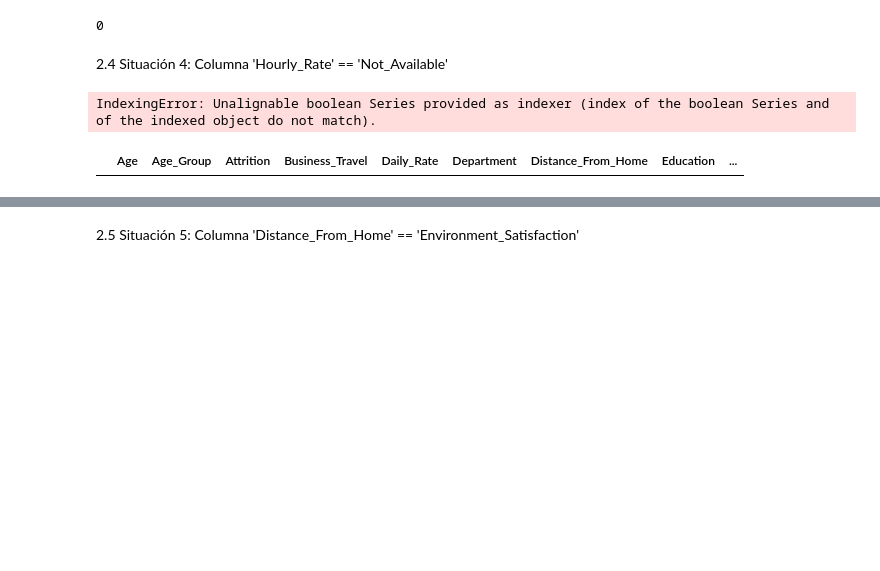
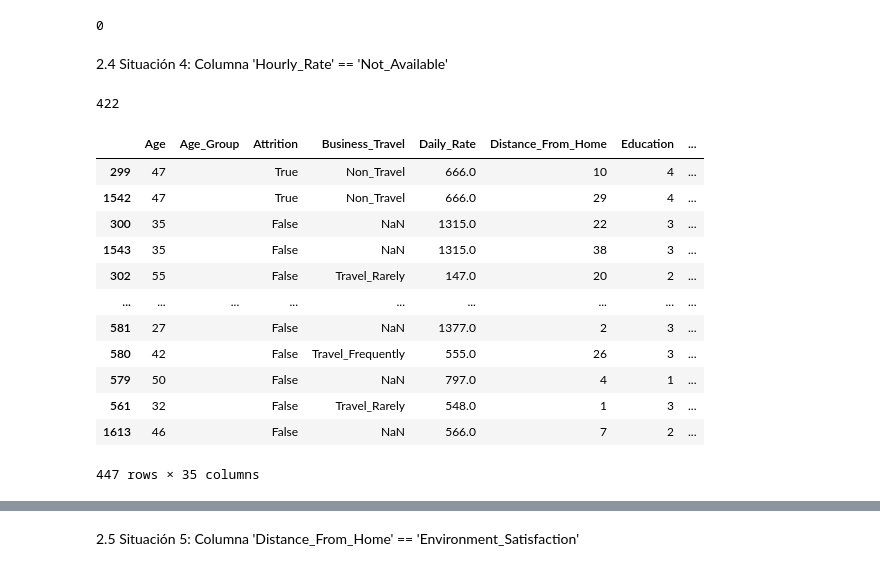
Before and after one commit to nuriancg/project-da-promo-H-module-3-team-1, a Jupyter notebook: Fase2_Nuria.ipynb, the cells around one changed output, grey strips where cells are left out. Cells and saved outputs as stored; diff of their text form; code cells hidden in the pictures; blank space fills up the shorter version.

```diff
--- a/Fase2_Nuria.ipynb
+++ b/Fase2_Nuria.ipynb
@@ -321,11 +321,24 @@ df[lista_columnas_3].duplicated().sum()
 0
 # %% [markdown]
 2.4 Situación 4: Columna 'Hourly_Rate' == 'Not_Available'
-# %%
-df_duplicados.loc[:,df_duplicados['Hourly_Rate']==99999]
-# %% [output]
-IndexingError: Unalignable boolean Series provided as indexer (index of the boolean Series and of the indexed object do not match).
+# %%
+df['Employee_Number'].duplicated().sum()
+# %% [output]
+422
 # %%
-df[df['Employee_Number'].isin(df['Employee_Number'][df['Employee_Number'].duplicated()])& df['Employee_Number']==927].sort_values('Employee_Number')
+df_duplicados2 = df[df['Employee_Number'].isin(df['Employee_Number'][df['Employee_Number'].duplicated() ])].sort_values('Employee_Number')
+df_duplicados2
 # %% [output]
-|  | Age | Age_Group | Attrition | Business_Travel | Daily_Rate | Department | Distance_From_Home | Education | ... |
+|  | Age | Age_Group | Attrition | Business_Travel | Daily_Rate | Distance_From_Home | Education | ... |
+| 299 | 47 |  | True | Non_Travel | 666.0 | 10 | 4 | ... |
+| 1542 | 47 |  | True | Non_Travel | 666.0 | 29 | 4 | ... |
+| 300 | 35 |  | False | NaN | 1315.0 | 22 | 3 | ... |
+| 1543 | 35 |  | False | NaN | 1315.0 | 38 | 3 | ... |
+| 302 | 55 |  | False | Travel_Rarely | 147.0 | 20 | 2 | ... |
+| ... | ... | ... | ... | ... | ... | ... | ... | ... |
+| 581 | 27 |  | False | NaN | 1377.0 | 2 | 3 | ... |
+| 580 | 42 |  | False | Travel_Frequently | 555.0 | 26 | 3 | ... |
+| 579 | 50 |  | False | NaN | 797.0 | 4 | 1 | ... |
+| 561 | 32 |  | False | Travel_Rarely | 548.0 | 1 | 3 | ... |
+| 1613 | 46 |  | False | NaN | 566.0 | 7 | 2 | ... |
+447 rows × 35 columns
```
Also changed, not shown: parts of 9 cells of this notebook.
